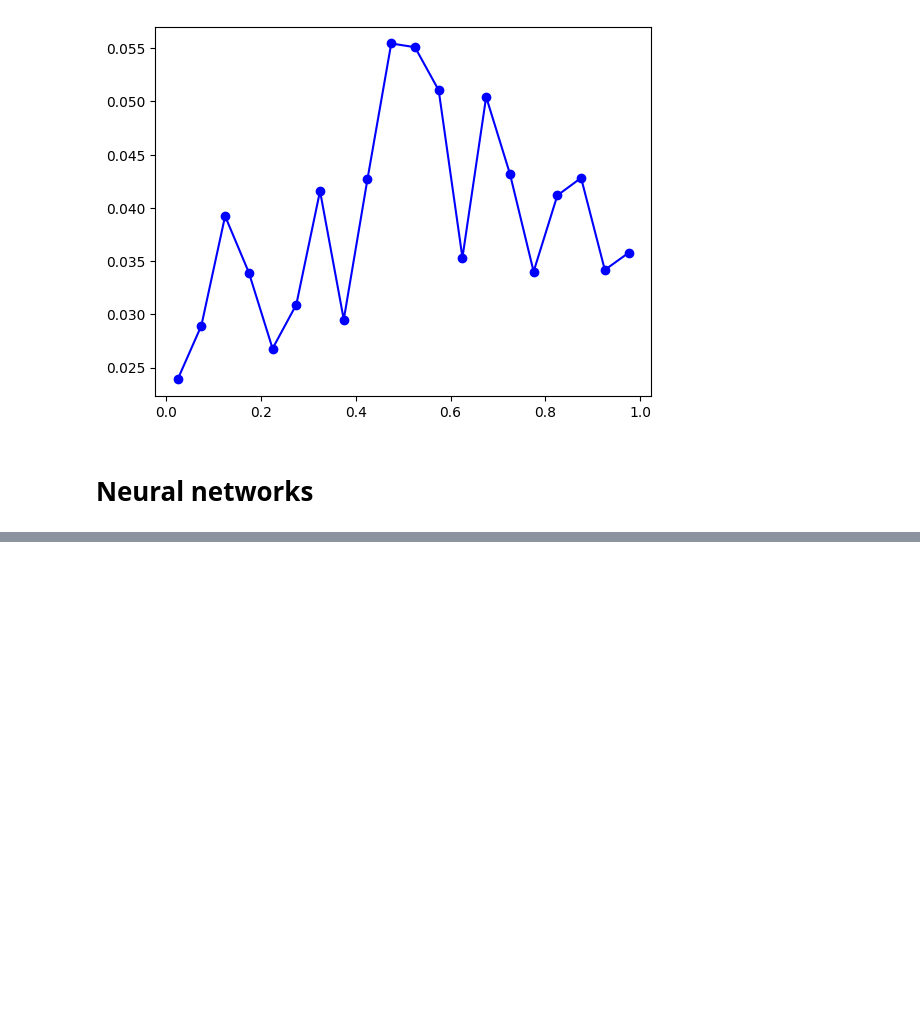
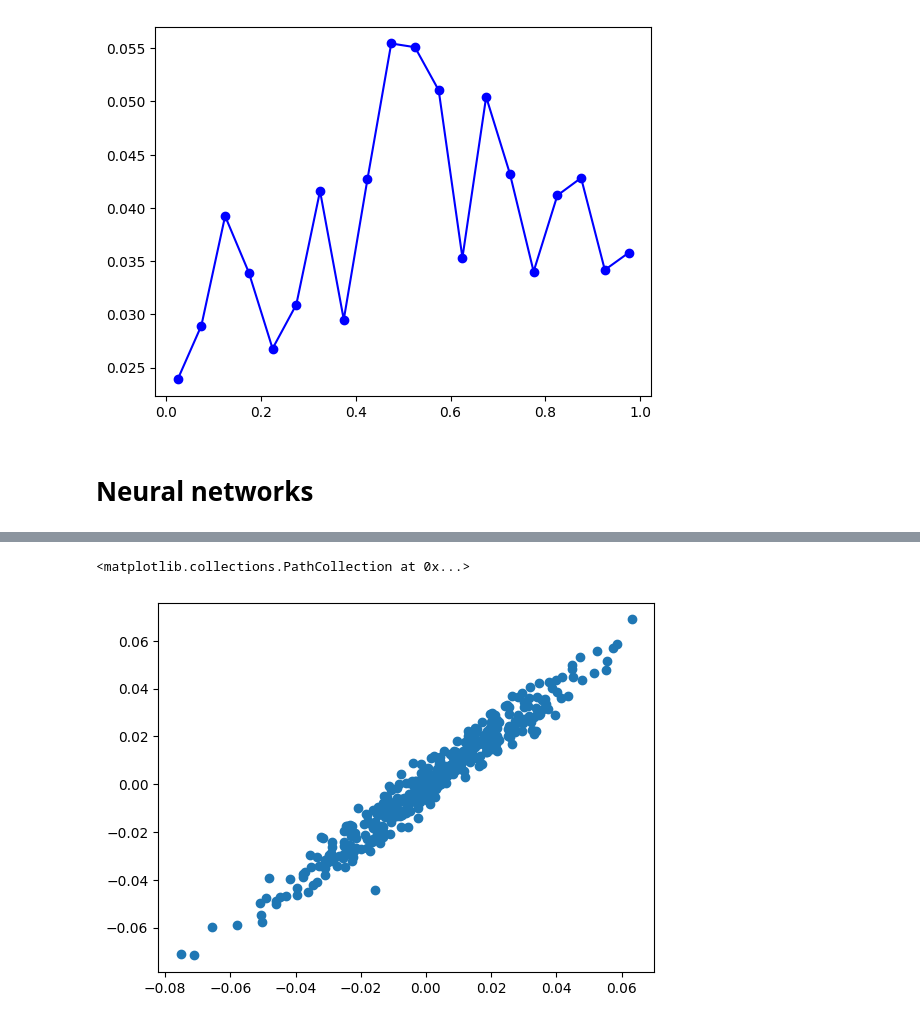
Before and after one commit to pachoning/shapley_fda_experiments, a Jupyter notebook: notebooks/single_simulation.ipynb, the cells around one changed output, grey strips where cells are left out. Saved outputs shown, nothing was run; the diff lists cells and outputs as text; code cells hidden in the pictures; blank space fills up the shorter version.

```diff
--- a/notebooks/single_simulation.ipynb
+++ b/notebooks/single_simulation.ipynb
@@ -258,0 +295,3 @@ history.history
+# %%
+plt.scatter(model_fnn.predict(X_full), target_full)
+# %% [output]
@@ -259,3 +299,5 @@ history.history
+<matplotlib.collections.PathCollection at 0x...>
+[figure, added]
 # %%
 shapley_fda_fnn = ShapleyFda(
     predict_fn=predict_no_verbose(model_fnn.predict),
```
Also changed, not shown: parts of 24 cells of this notebook.
